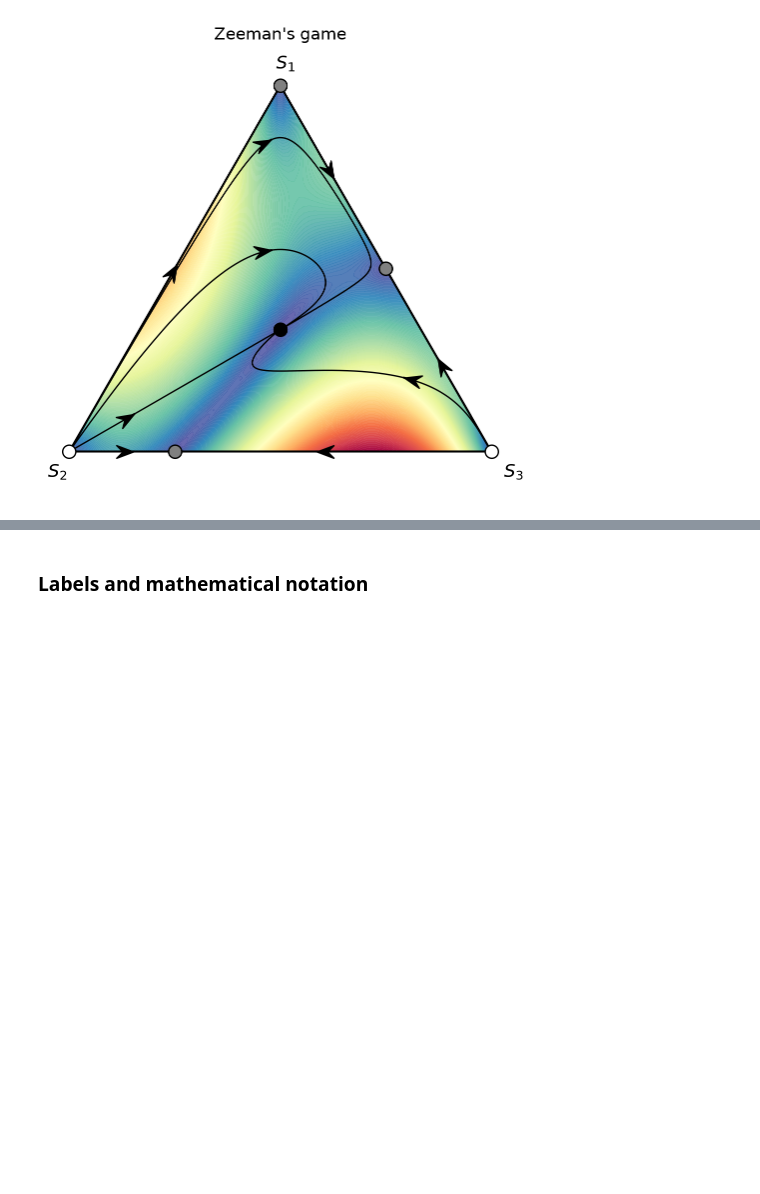
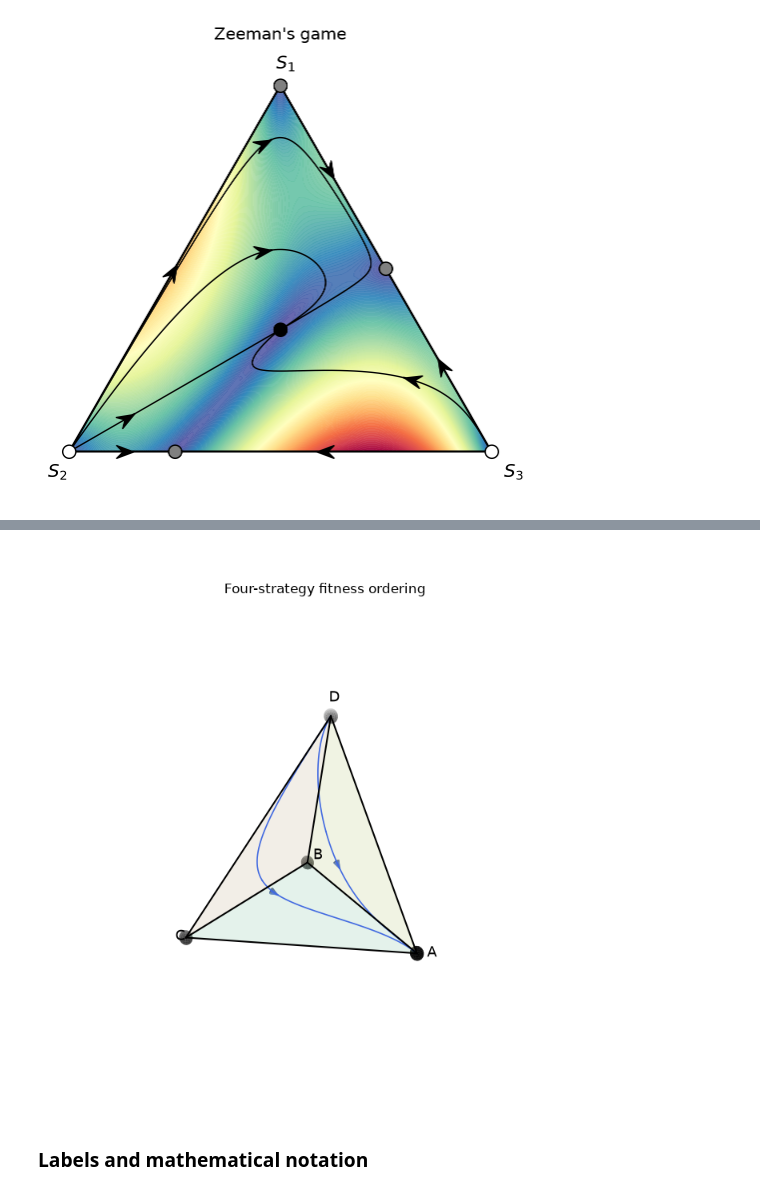
Before and after one commit to SlimaneD/pynamo, a Jupyter notebook: tutorial.ipynb, the cells around one changed output, grey strips where cells are left out. Cells and saved outputs as stored; diff of their text form; code cells hidden in the pictures; blank space fills up the shorter version.

```diff
--- a/tutorial.ipynb
+++ b/tutorial.ipynb
@@ -278,3 +281,34 @@ plt.show()
+# %%
+%matplotlib widget
+plt.close("all")
+
+four_strategy_fitness_game = pn.Game(
+    name="Four-strategy fitness ordering",
+    payoffs=np.array([
+        [3, 3, 3, 3],
+        [2, 2, 2, 2],
+        [1, 1, 1, 1],
+        [0, 0, 0, 0],
+    ], dtype=float),
+    strategy_labels=["A", "B", "C", "D"],
+)
+
+fig, ax = pn.phase_portrait(
+    game=four_strategy_fitness_game,
+    starts=[[0.2, 0.3, 0.1], [0.1, 0.2, 0.5]],
+    figsize=(7, 7),
+    view_elev=25,
+    view_azim=35,
+    show_faces=True,
+    face_alpha=0.15,
+    tmax=20,
+    trajectory_color="royalblue",
+    trajectory_linewidth=1.2,
+)
+plt.show()
+pn.interactive.detach_widget_figure(figure=fig)
+# %% [output]
+[figure, added]
 # %% [markdown]
 ### Labels and mathematical notation
 # %% [markdown]
```
Also changed, not shown: parts of 34 cells of this notebook, 3 other files.
